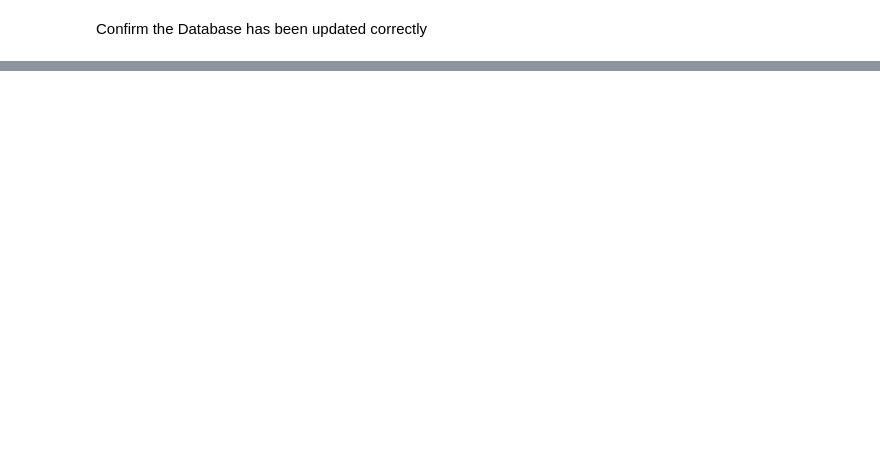
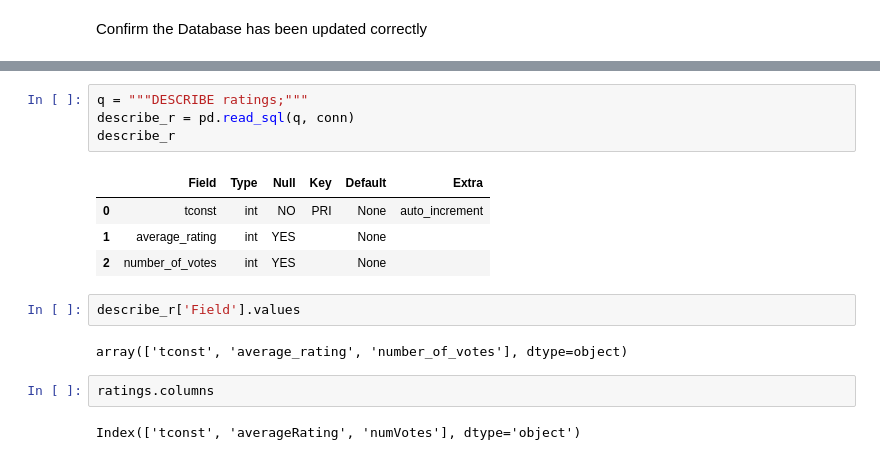
Before and after one commit to rebeccabosneac/Project-2, a Jupyter notebook: Project 2-2.ipynb, the cells around one changed output, grey strips where cells are left out. Cells and saved outputs as stored; diff of their text form; blank space fills up the shorter version.

```diff
--- a/Project 2-2.ipynb
+++ b/Project 2-2.ipynb
@@ -135,0 +89,17 @@ pd.read_sql(q, engine)
+# %%
+q = """DESCRIBE ratings;"""
+describe_r = pd.read_sql(q, conn)
+describe_r
+# %% [output]
+|  | Field | Type | Null | Key | Default | Extra |
+| 0 | tconst | int | NO | PRI | None | auto_increment |
+| 1 | average_rating | int | YES |  | None |  |
+| 2 | number_of_votes | int | YES |  | None |  |
+# %%
+describe_r['Field'].values
+# %% [output]
+array(['tconst', 'average_rating', 'number_of_votes'], dtype=object)
+# %%
+ratings.columns
+# %% [output]
+Index(['tconst', 'averageRating', 'numVotes'], dtype='object')
```
Also changed, not shown: parts of 35 cells of this notebook, 3 other files.
